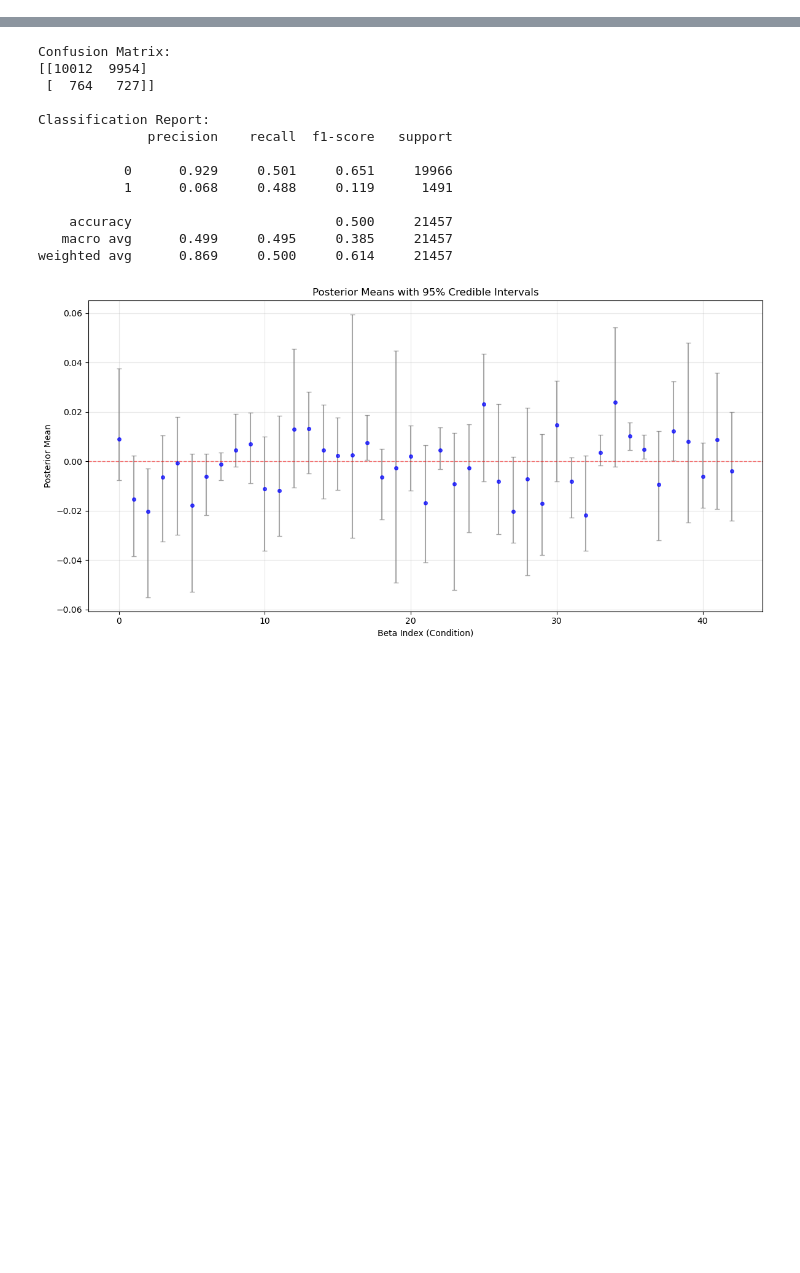
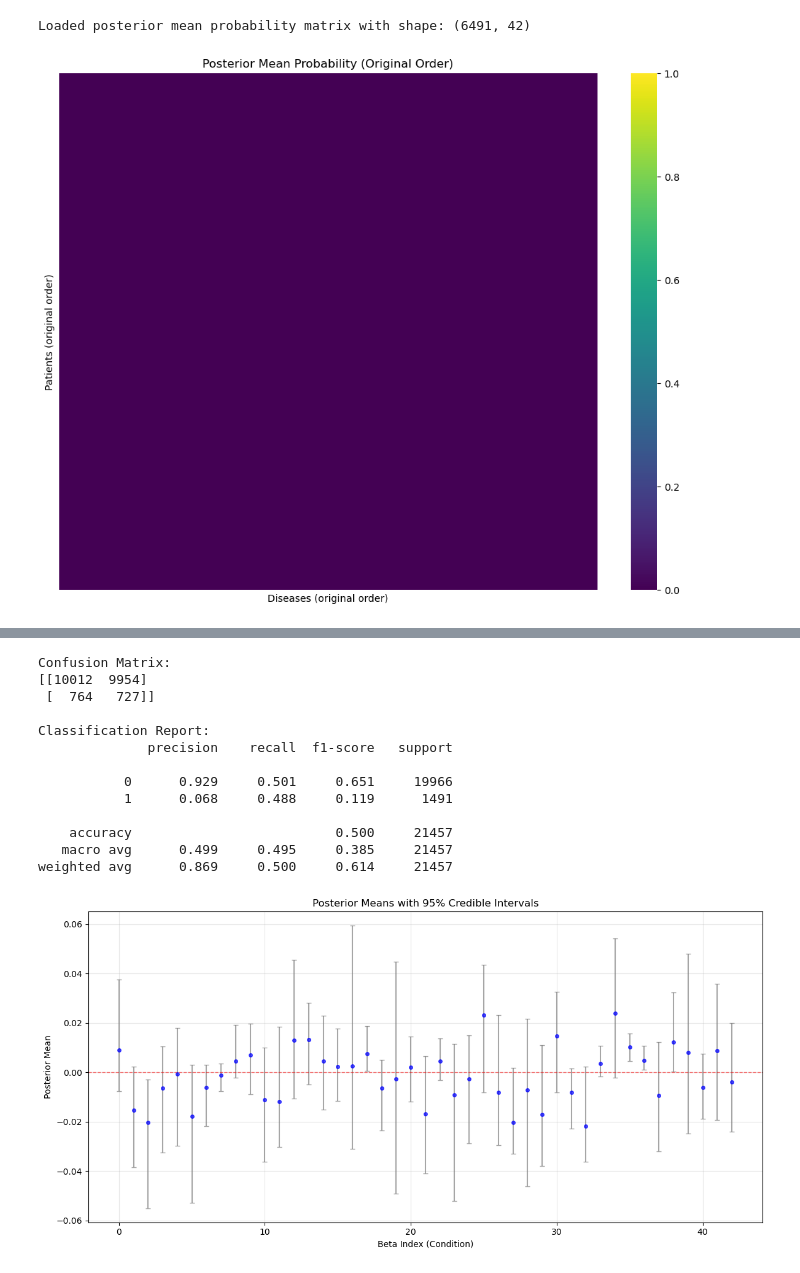
Before and after one commit to BernardoFL/PharmacyAlloc, a Jupyter notebook: model_analysis.ipynb, the cells around one changed output, grey strips where cells are left out. Saved outputs shown, nothing was run; the diff lists cells and outputs as text; code cells hidden in the pictures; blank space fills up the shorter version.

```diff
--- a/model_analysis.ipynb
+++ b/model_analysis.ipynb
@@ -139,3 +141,82 @@ KeyError: "Neither 'p' nor logits ('f'/'Lambda') found in combined results."
+# %%
+# Heatmap of posterior mean probabilities for combined results (original order)
+import os
+import numpy as np
+import matplotlib.pyplot as plt
+import seaborn as sns
+from dataloader import load_data
+
+
+def _sigmoid(x: np.ndarray) -> np.ndarray:
+    return 1.0 / (1.0 + np.exp(-x))
+
+
+def load_posterior_mean_probability_matrix(results_dir: str) -> np.ndarray:
+    """
+    Load posterior samples from a results directory and return the posterior mean
+    probability matrix of shape (num_patients, num_conditions).
+
+    Supports:
+    - Single-shard outputs: mcmc_samples.npy with key 'Lambda' (logits) or 'f'
+    - Combined outputs: combined_post_samples.npy with key 'p' (probabilities)
+    - Parameter-only combined outputs: reconstructs logits via simulation.
+    """
+    if not os.path.isdir(results_dir):
+        raise FileNotFoundError(f"Results directory not found: {results_dir}")
+
+    combined_path = os.path.join(results_dir, 'combined_post_samples.npy')
+    shard_path = os.path.join(results_dir, 'mcmc_samples.npy')
+
+    if os.path.exists(combined_path):
+        payload = np.load(combined_path, allow_pickle=True).item()
+        if 'p' in payload:
+            p = payload['p']
+            return np.mean(p, axis=0) if p.ndim == 3 else np.asarray(p)
+
+        for logits_key in ('f', 'Lambda'):
+            if logits_key in payload:
+                logits = np.asarray(payload[logits_key])
+                return _sigmoid(logits).mean(axis=0) if logits.ndim == 3 else _sigmoid(logits)
+
+        # Fallback: reconstruct via simulation
+        try:
+            logits_draws = _reconstruct_logits_via_simulation(payload, num_beta_samples=20)
+            return _sigmoid(logits_draws).mean(axis=0)
+        except KeyError as e:
+            raise KeyError(f"Reconstruction failed: {e}. No suitable parameters found.")
+        except Exception as e:
+            raise RuntimeError(f"An error occurred during simulation: {e}")
+
+    if os.path.exists(shard_path):
+        samples = np.load(shard_path, allow_pickle=True).item()
+        for logits_key in ('Lambda', 'f'):
+            if logits_key in samples:
+                logits = np.asarray(samples[logits_key])
+                return _sigmoid(logits).mean(axis=0) if logits.ndim == 3 else _sigmoid(logits)
+        raise KeyError("Expected 'Lambda' or 'f' in shard samples to compute probabilities.")
+
+    raise FileNotFoundError(f"No results files found. Expected 'mcmc_samples.npy' or 'combined_post_samples.npy'.")
+
+
+# === Set this to your results directory (combined or single shard) ===
+results_dir = '/Users/bernardo/Documents/Code/PharmacyAlloc/Res/sharded_hierarchical_gp_20250903_144324'
+
+# Load posterior mean probabilities
+P_mean = load_posterior_mean_probability_matrix(results_dir)
+print(f"Loaded posterior mean probability matrix with shape: {P_mean.shape}")
+
+# Plot heatmap in original order
+plt.figure(figsize=(10, 8))
+sns.heatmap(P_mean, cmap='viridis', vmin=0.0, vmax=1.0, cbar=True,
+            xticklabels=False, yticklabels=False)
+plt.title('Posterior Mean Probability (Original Order)')
+plt.xlabel('Diseases (original order)')
+plt.ylabel('Patients (original order)')
+plt.tight_layout()
+plt.show()
+# %% [output]
+Loaded posterior mean probability matrix with shape: (6491, 42)
+[figure, added]
 # %%
 # Heatmap of posterior standard deviation of probabilities (original order)
 import os
```
Also changed, not shown: parts of 4 cells of this notebook.
